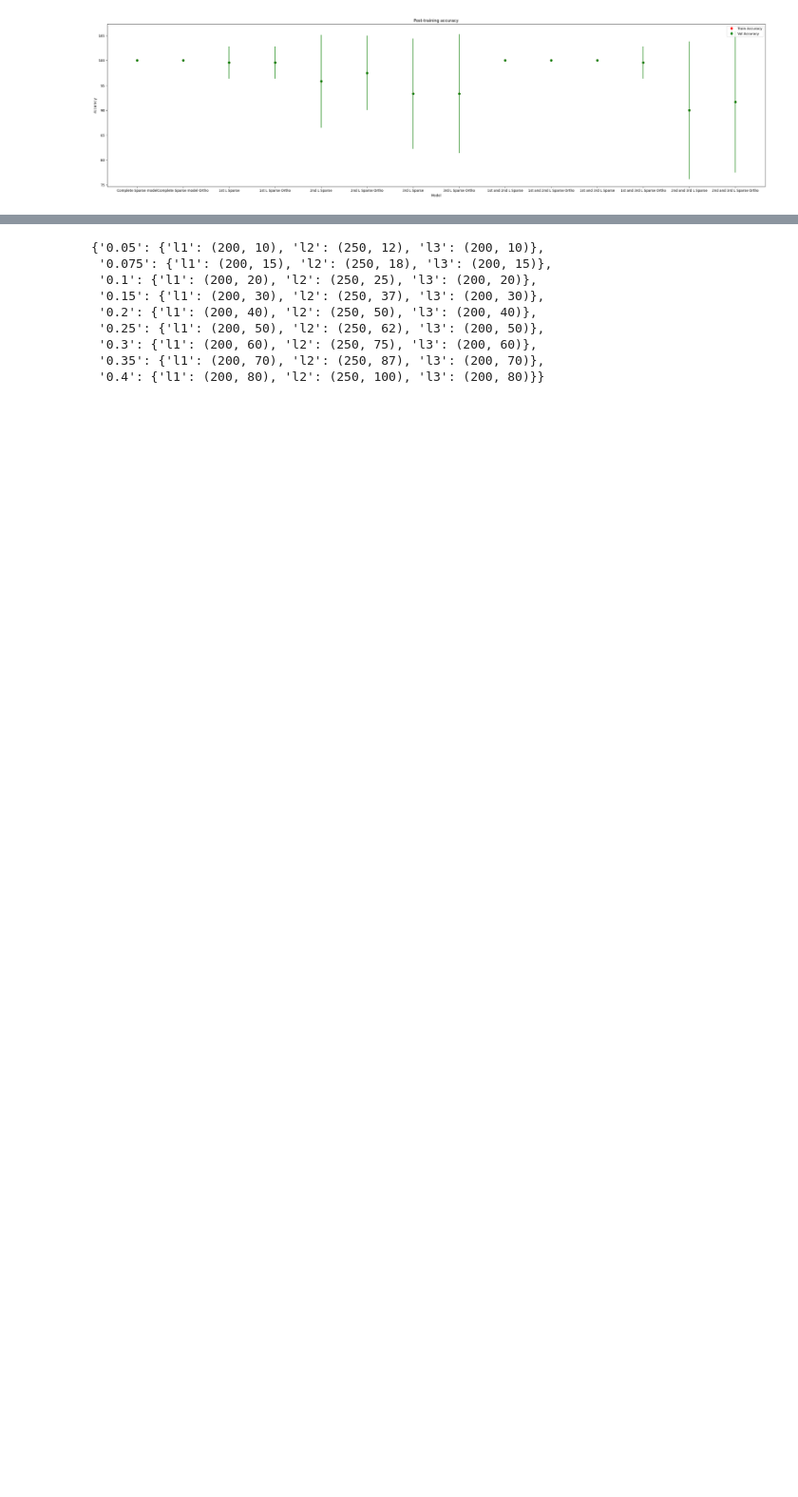
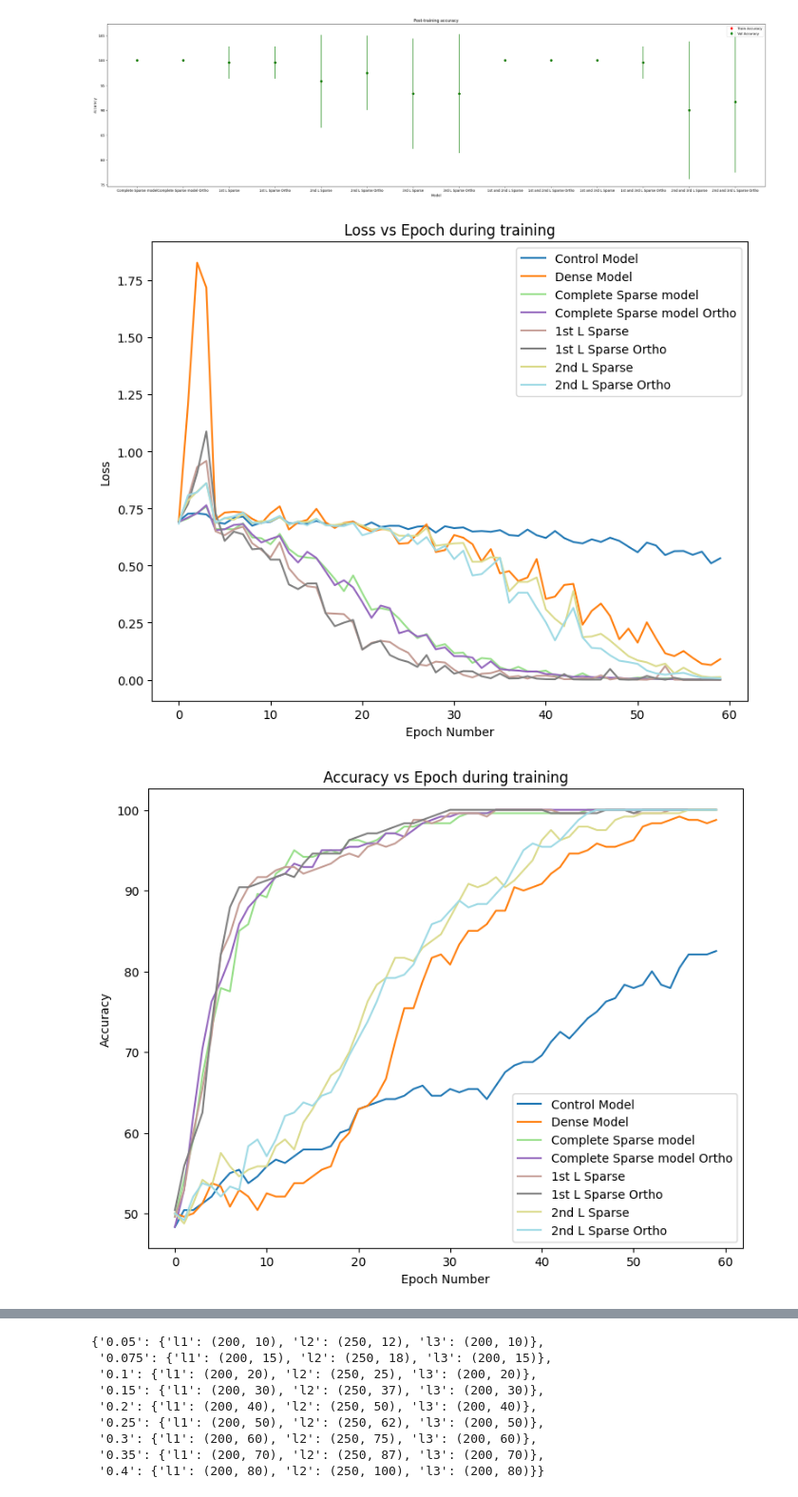
Before and after one commit to animeshsasan/hippocampal-cortex-learning, a Jupyter notebook: .ipynbs/sparse-network.ipynb, the cells around one changed output, grey strips where cells are left out. Shown at 95% size. Saved outputs shown, nothing was run; the diff lists cells and outputs as text; code cells hidden in the pictures; blank space fills up the shorter version.

Commit message:
Add sparse model layer analyses and two layer model analyses

```diff
--- a/.ipynbs/sparse-network.ipynb
+++ b/.ipynbs/sparse-network.ipynb
@@ -84,6 +70,0 @@ results = experiment.train_models(
-# %%
-import torch
-activations = {}
-with torch.no_grad():
-    for modelName, model in results.items():
-        op, activations[modelName] = model.forward(X_val, return_acts = True)
@@ -247,3 +201,8 @@ combined_charts.plot_test_accu_for_models(
 [figure]
 [figure]
 [figure]
+# %%
+layers = 2
+model_params_all = {"l1": (200, 15), "l2": (250, 20)}
+model_params_first = {"l1": (200, 15), "l2": (250, None)}
+model_params_second = {"l1": (200, None), "l2": (250, 20)}
@@ -249,0 +242,28 @@ combined_charts.plot_test_accu_for_models(
+# %%
+model_keys = list(chartUtils.keys())
+combined_charts: ChartUtil = chartUtils[model_keys[0]]
+
+for key in model_keys[1:]:
+    combined_charts = combined_charts.combine_charts(chartUtils[key])
+
+ortho_models = [ i  for i in combined_charts.get_models() if "Ortho" in i]
+sparse_models = [ i  for i in combined_charts.get_models() if "Sparse" in i and "Ortho" not in i]
+control_models = [ i for i in combined_charts.get_models() if "Control" in i]
+dense_models = [ i for i in combined_charts.get_models() if "Dense" in i]
+combined_charts.set_colors_map()
+# %%
+combined_charts.plot_training_data_for(no_std = True,
+                                    #   models = control_models + dense_models
+                                       ).show()
+combined_charts.plot_training_data_for(
+    value_to_plot = TrainingCharts.ACC,
+    no_std = True,
+    # models = control_models + dense_models
+    ).show()
+combined_charts.plot_test_accu_for_models(
+    width_alpha=4,
+    # models = control_models + dense_models
+    ).show()
+# %% [output]
+[figure, added]
+[figure, added]
```
Also changed, not shown: parts of 7 cells of this notebook, 1 other file.
